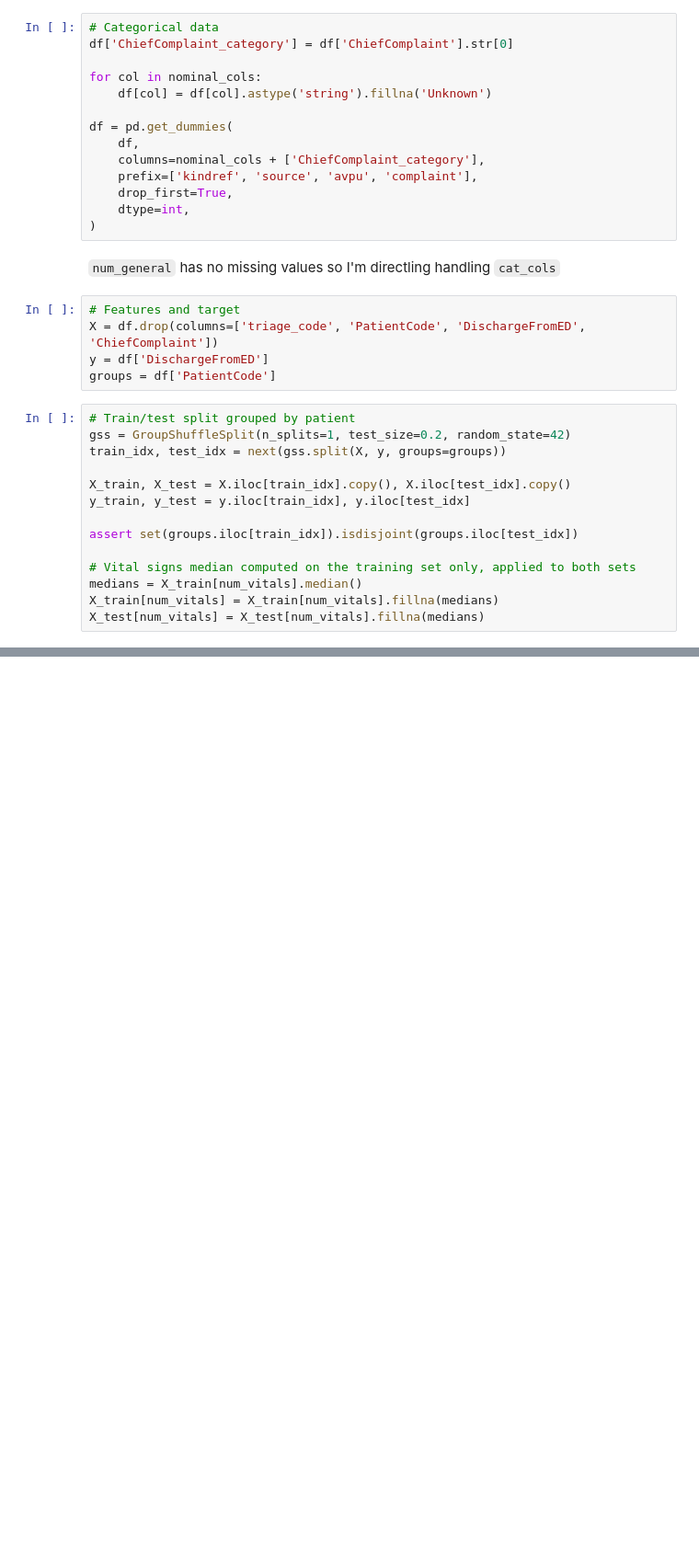
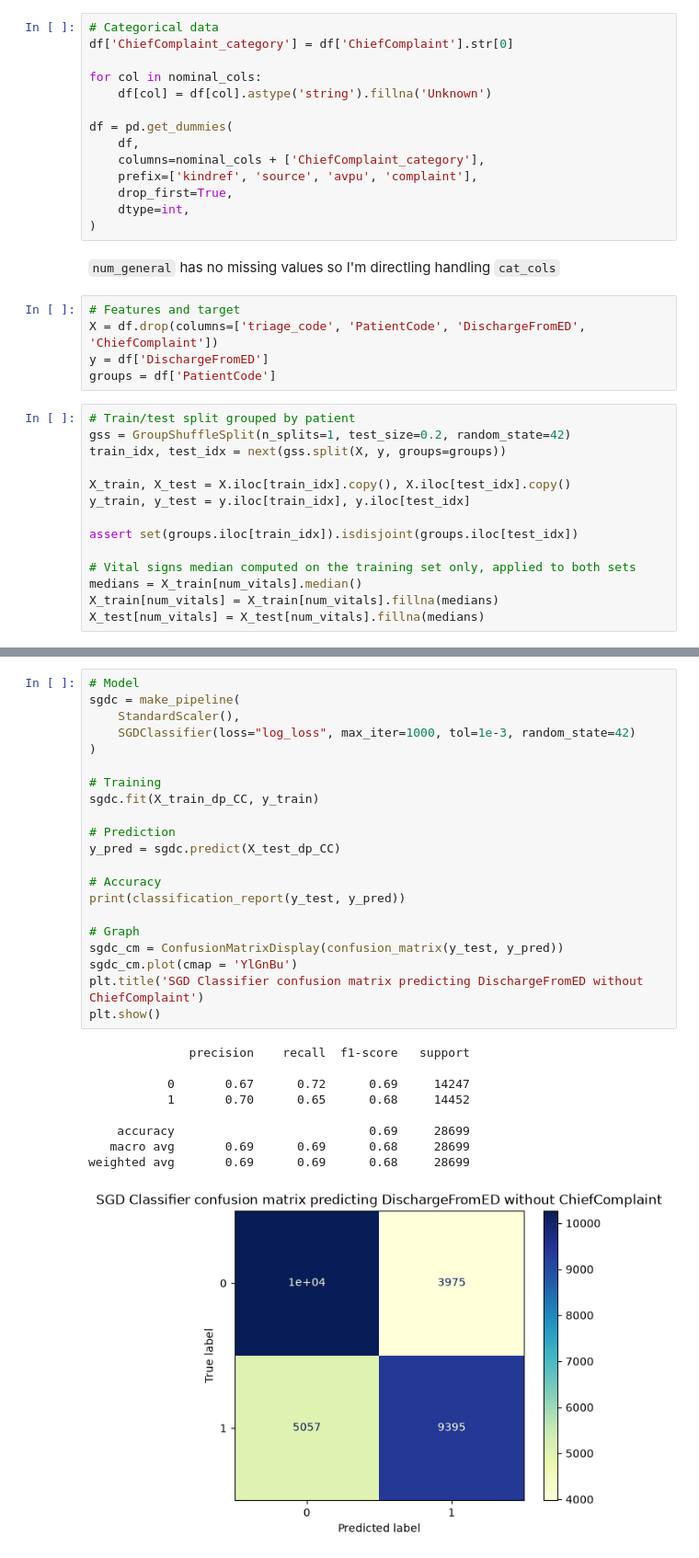
Before and after one commit to asdrz/ER-predicting-length-of-stay, a Jupyter notebook: main.ipynb, the cells around one changed output, grey strips where cells are left out. Shown at 92% size. Cells and saved outputs as stored; diff of their text form; blank space fills up the shorter version.

```diff
--- a/main.ipynb
+++ b/main.ipynb
@@ -275,0 +398,31 @@ X_test[num_vitals] = X_test[num_vitals].fillna(medians)
+# %%
+# Model
+sgdc = make_pipeline(
+    StandardScaler(),
+    SGDClassifier(loss="log_loss", max_iter=1000, tol=1e-3, random_state=42)
+)
+
+# Training
+sgdc.fit(X_train_dp_CC, y_train)
+
+# Prediction
+y_pred = sgdc.predict(X_test_dp_CC)
+
+# Accuracy
+print(classification_report(y_test, y_pred))
+
+# Graph
+sgdc_cm = ConfusionMatrixDisplay(confusion_matrix(y_test, y_pred))
+sgdc_cm.plot(cmap = 'YlGnBu')
+plt.title('SGD Classifier confusion matrix predicting DischargeFromED without ChiefComplaint')
+plt.show()
+# %% [output]
+              precision    recall  f1-score   support
+
+           0       0.67      0.72      0.69     14247
+           1       0.70      0.65      0.68     14452
+
+    accuracy                           0.69     28699
+   macro avg       0.69      0.69      0.68     28699
+weighted avg       0.69      0.69      0.68     28699
+[figure, added]
```
Also changed, not shown: parts of 19 cells of this notebook, 2 other files.
